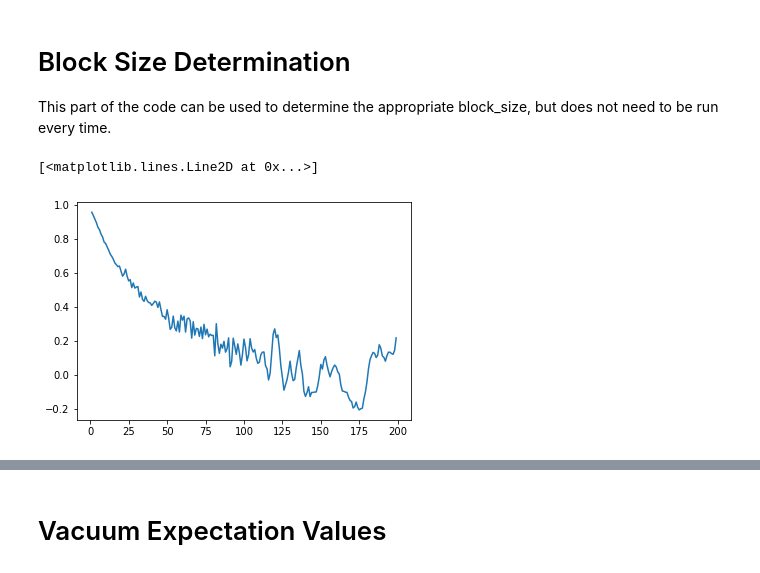
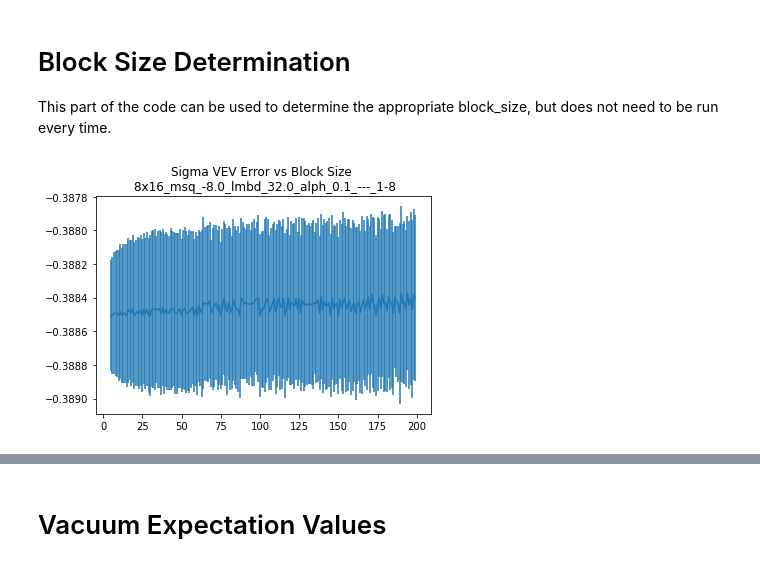
Before and after one commit to jinluchang/Qlattice, a Jupyter notebook: applications/hmc-pions/data_analysis-blocked.ipynb, the cells around one changed output, grey strips where cells are left out. Drawn from its saved outputs; the diff is of its cells as text; code cells hidden in the pictures.

Commit message:
Added new corrs and fixed bugs

```diff
--- a/applications/hmc-pions/data_analysis-blocked.ipynb
+++ b/applications/hmc-pions/data_analysis-blocked.ipynb
@@ -111,2 +11,19 @@ def autocorr(data):
 # %% [markdown]
 # Data Initialization
+# %%
+# Extent of the lattice
+Nx = 16
+Nt = 32
+# Spacial volume of the lattice
+Vx = Nx**3
+# The parameters in the action
+m_sq = -203.
+lmbd = 1000.0
+alpha = 0.007
+
+version = "1-9"
+
+# The number of trajectories until thermalization
+cutoff = 1000
+# The size of the blocks needed to get uncorrelated block averages
+block_size = 200
@@ -165,0 +232,6 @@ Average acceptance rate after cutoff: 0.710620314742489
+# %%
+mi = 0
+data.cutoff=0
+spipim_corr_avg_blocks = data.get_jackknife_blocks(spipim_corrs[mi])
+spipim_corr_avgs_bc, spipim_corr_errs = data.get_errors_from_blocks(spipim_corr_avgs[mi], spipim_corr_avg_blocks)
+plt.errorbar(range(len(spipim_corr_avgs_bc)),np.real(spipim_corr_avgs_bc), yerr=np.real(spipim_corr_errs))
@@ -167,17 +263,8 @@ Average acceptance rate after cutoff: 0.710620314742489
 # Block Size Determination
 This part of the code can be used to determine the appropriate block_size, but does not need to be run every time.
 # %%
-k_phi0=range(1,200)
-ac_phi0 = []
-phi0s = []
-phi0_errs = []
-for k in k_phi0:
-    blocks = get_jackknife_blocks([phi_list[i][0] for i in range(cutoff,len(phi_list))], k)
-    [phi0k,phi0k_err] = get_errors_from_blocks(np.mean([phi_list[i][0] for i in range(cutoff,len(phi_list))]), blocks)
-    phi0s.append(phi0k)
-    phi0_errs.append(phi0k_err)
-    ac_phi0.append(autocorr(blocks)[1])
-plt.plot(k_phi0,ac_phi0)
+data.scan_phi0_done=False
+data.scan_phi0(range(5,200))
+data.plot_phi0_scan()
 # %% [output]
-[<matplotlib.lines.Line2D at 0x...>]
-[figure, old version]
+[figure, new version]
```
Also changed, not shown: parts of 61 cells of this notebook, 1 other file.
